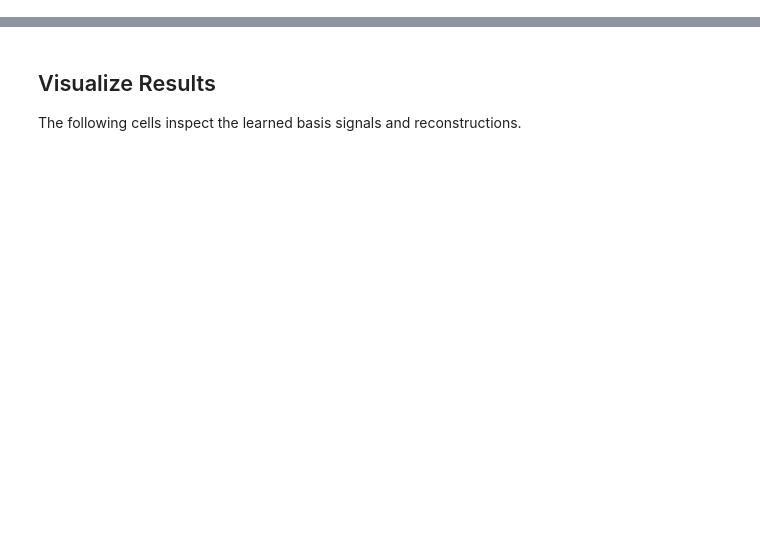
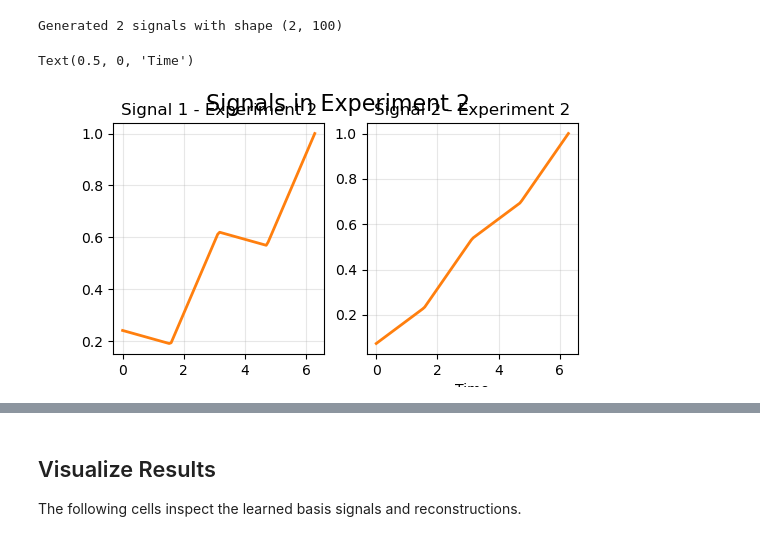
Before and after one commit to shizuo-kaji/TopNMF, a Jupyter notebook: notebook/Example 3.ipynb, the cells around one changed output, grey strips where cells are left out. Drawn from its saved outputs; the diff is of its cells as text; code cells hidden in the pictures; blank space fills up the shorter version.

```diff
--- a/notebook/Example 3.ipynb
+++ b/notebook/Example 3.ipynb
@@ -130,0 +80,27 @@ Model fitted successfully!
+# %%
+signals_dict_2 = generate_signals(t, kind="triangle")
+signals_dict_2 = normalize_signals(signals_dict_2, method="max")
+
+Y_list = [sig for sig in signals_dict_2.values()]
+Y = np.vstack(Y_list)
+#Y[1] = np.max(Y[1])-Y[1]
+print(f"Generated {len(Y_list)} signals with shape {Y.shape}")
+
+# ---  Experiment 2 (Triangle Data) ---
+fig, axes = plt.subplots(1, 2, figsize=(6, 3))
+fig.suptitle("Signals in Experiment 2", fontsize=16)
+
+# Basis 1
+axes[0].plot(t, Y[0], linewidth=2, color='tab:orange')
+axes[0].set_title("Signal 1 - Experiment 2")
+axes[0].grid(alpha=0.3)
+
+# Basis 2
+axes[1].plot(t, Y[1], linewidth=2, color='tab:orange')
+axes[1].set_title("Signal 2 - Experiment 2")
+axes[1].grid(alpha=0.3)
+axes[1].set_xlabel("Time")
+# %% [output]
+Generated 2 signals with shape (2, 100)
+Text(0.5, 0, 'Time')
+[figure, added]
```
Also changed, not shown: parts of 10 cells of this notebook, 3 other files.
